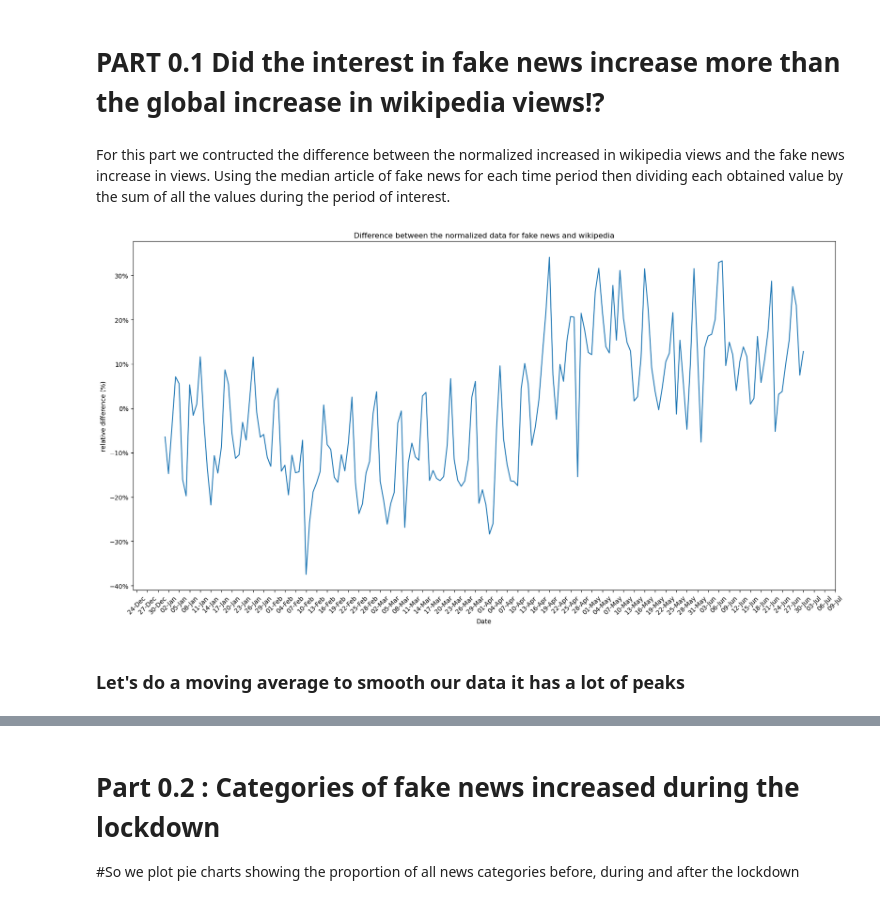
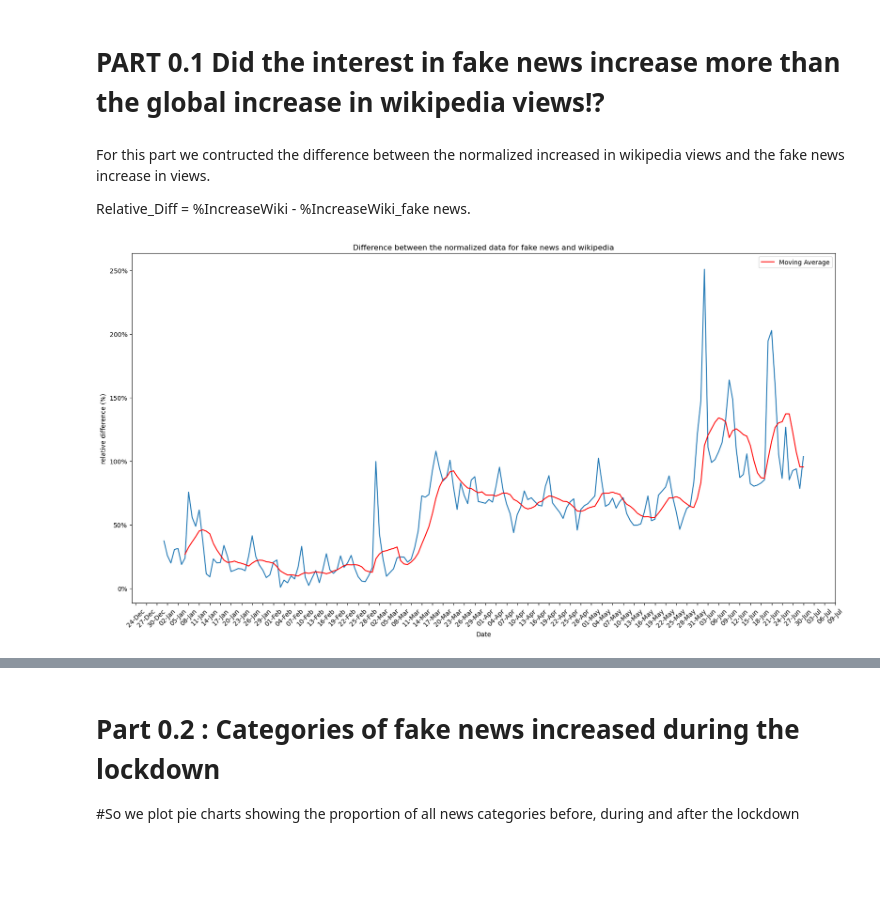
Before and after one commit to epfl-ada/ada-2023-project-thedogues1815, a Jupyter notebook: WikiWackyPart0.ipynb, the cells around one changed output, grey strips where cells are left out. Drawn from its saved outputs; the diff is of its cells as text; code cells hidden in the pictures; blank space fills up the shorter version.

```diff
--- a/WikiWackyPart0.ipynb
+++ b/WikiWackyPart0.ipynb
@@ -171,17 +237,28 @@ df_without_overview = Final_consp_sorted[Final_consp_sorted['mainCategory'] != '
 
 #for this need to drop the article name and the main category
 df_med = df_without_overview.drop(['Linked_Article', 'mainCategory'], axis=1)
-agg_data_median = df_med.median()
+
+agg_data_median = df_med.mean()
 df_fake = agg_data_median.reset_index()
+df_fake = df_fake.iloc[:-1]
 df_fake.columns = ['date', 'sum']
-df_fake = df_fake.iloc[:-1]
 df_fake['date'] = pd.to_datetime(df_fake['date'])
-df_fake_size = df_fake.copy()
+mask_2020 = (df_fake['date'] >= start_jan_2020) & (df_fake['date'] <= end_june_2020)
+df_fake_2020 = df_fake.loc[mask_2020]
+
+#distance to normality off 2020 wiki compared to average values of 2018
+mask_2018 = (df_fake['date'] >= start_jan_2018) & (df_fake['date'] <= end_june_2018)
+df_fake_2018 = df_fake.loc[mask_2018]
+
+mean_fake_sum = df_fake_2018['sum'].mean()
+
+
 
 #normalize the fake data with respect to the mean
 
-mean_fake = df_fake_size['sum'].mean()
-normf= ((df_fake_size['sum']- mean_fake)/ mean_fake)
-df_fake_norm = df_fake_size.copy()
-df_fake_norm['sum'] = normf
-df_fake_norm.rename(columns={'sum': 'norm'}, inplace=True)
+mean_fake = df_fake_2018['sum'].mean()
+normf= ((df_fake_2020['sum']- mean_fake)/ mean_fake)
+df_fake_dist_norm = df_fake_2020.copy()
+df_fake_dist_norm['sum'] = normf
+df_fake_dist_norm.rename(columns={'sum': 'norm'}, inplace=True)
+df_fake_dist_norm.reset_index(drop=True, inplace=True)
@@ -189,25 +295,27 @@ df_fake_norm.rename(columns={'sum': 'norm'}, inplace=True)
 # PART 0.1  Did the interest in fake news increase more than the global increase in wikipedia views!?
 # %% [markdown]
 For this part we contructed the difference between the normalized increased in wikipedia views and the fake news increase in views.
-Using the median article of fake news for each time period then dividing each obtained value by the sum of all the values during the period of interest.
+
+
+Relative_Diff = %IncreaseWiki - %IncreaseWiki_fake news.
 # %%
 import matplotlib.dates as mdates
 import matplotlib.ticker as mtick
 
-df_diff = pd.DataFrame({'date': df_fake_norm['date'], 'sum_diff': df_fake_norm['norm'] - df_wiki_norm['norm']})
+df_diff = pd.DataFrame({'date': df_fake_dist_norm['date'], 'sum_diff': df_fake_dist_norm['norm'] - df_wiki_dist_norm['norm']})
 
 
 plt.figure(figsize=(20,10))
 plt.plot(df_diff['date'], df_diff['sum_diff'])
+plt.plot(df_diff['date'], df_diff['sum_diff'].rolling(window=7).mean(), color='red', label='Moving Average')  # Add the moving average line
 plt.title('Difference between the normalized data for fake news and wikipedia')
 plt.xlabel('Date')
 plt.ylabel('relative difference (%)')  # Modify the y-axis label
 plt.xticks(rotation=45)  # Rotate x-axis labels for better readability
 plt.gca().xaxis.set_major_locator(mdates.DayLocator(interval=3))  # Set the x-axis tick interval to show every 7 days
 plt.gca().xaxis.set_major_formatter(mdates.DateFormatter('%d-%b'))  # Format the x-axis tick labels to show day and month
 plt.gca().yaxis.set_major_formatter(mtick.PercentFormatter(1.0))  # Set the y-axis tick labels as percentages
+plt.legend()  # Add a legend to show the moving average line
 plt.show()
 # %% [output]
-[figure, old version]
+[figure, new version]
-# %% [markdown]
-### Let's do a moving average to smooth our data it has a lot of peaks
```
Also changed, not shown: parts of 30 cells of this notebook.
